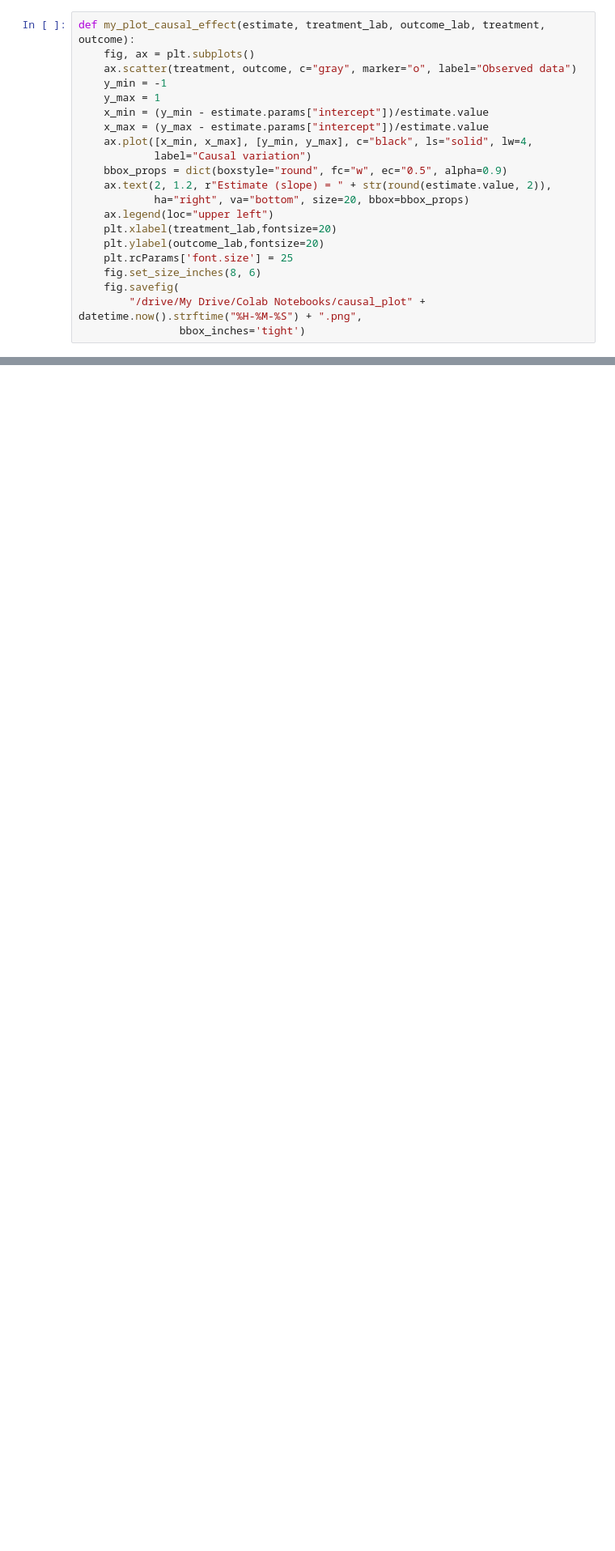
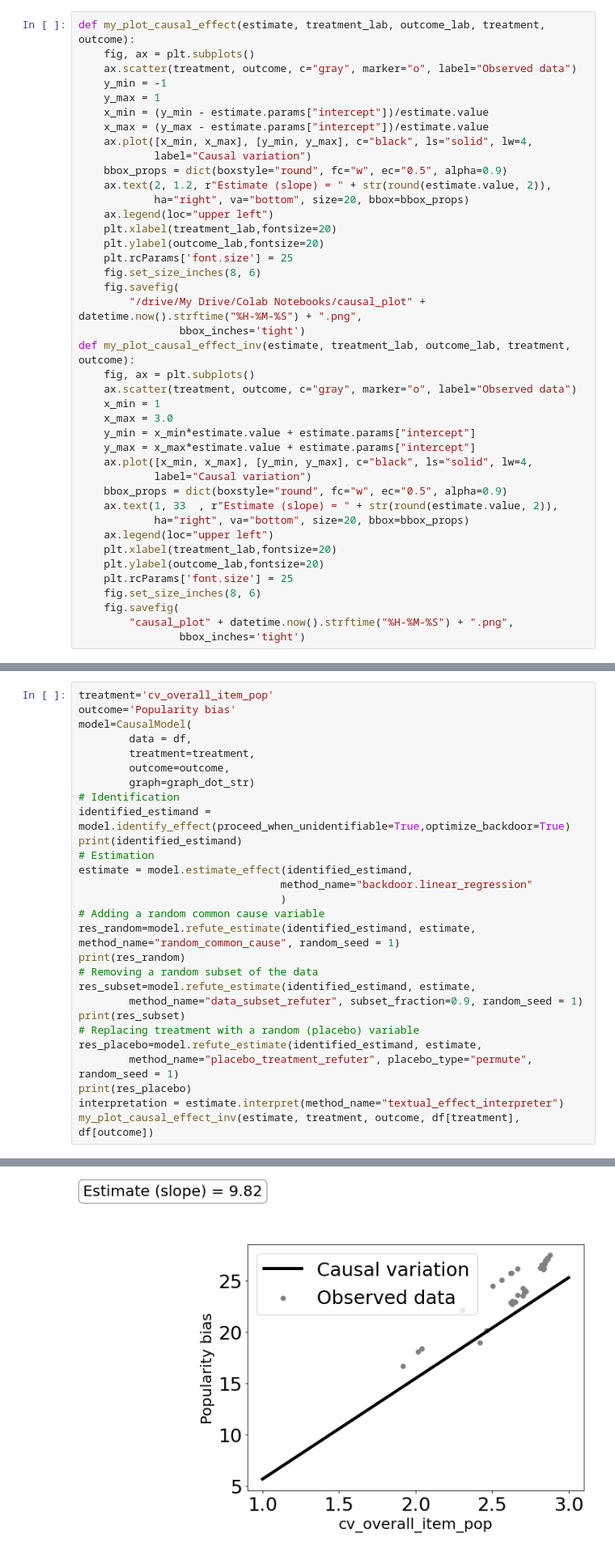
Before and after one commit to GianvitoC/Causal_Fairness, a Jupyter notebook: CausalDiscoveryRecSys.ipynb, the cells around one changed output, grey strips where cells are left out. Shown at 81% size. Saved outputs shown, nothing was run; the diff lists cells and outputs as text; blank space fills up the shorter version.

```diff
--- a/CausalDiscoveryRecSys.ipynb
+++ b/CausalDiscoveryRecSys.ipynb
@@ -118,6 +109,26 @@ def my_plot_causal_effect(estimate, treatment_lab, outcome_lab, treatment, outco
     fig.savefig(
         "/drive/My Drive/Colab Notebooks/causal_plot" + datetime.now().strftime("%H-%M-%S") + ".png",
                 bbox_inches='tight')
+def my_plot_causal_effect_inv(estimate, treatment_lab, outcome_lab, treatment, outcome):
+    fig, ax = plt.subplots()
+    ax.scatter(treatment, outcome, c="gray", marker="o", label="Observed data")
+    x_min = 1
+    x_max = 3.0
+    y_min = x_min*estimate.value + estimate.params["intercept"]
+    y_max = x_max*estimate.value + estimate.params["intercept"]
+    ax.plot([x_min, x_max], [y_min, y_max], c="black", ls="solid", lw=4,
+            label="Causal variation")
+    bbox_props = dict(boxstyle="round", fc="w", ec="0.5", alpha=0.9)
+    ax.text(1, 33  , r"Estimate (slope) = " + str(round(estimate.value, 2)),
+            ha="right", va="bottom", size=20, bbox=bbox_props)
+    ax.legend(loc="upper left")
+    plt.xlabel(treatment_lab,fontsize=20)
+    plt.ylabel(outcome_lab,fontsize=20)
+    plt.rcParams['font.size'] = 25
+    fig.set_size_inches(8, 6)
+    fig.savefig(
+        "causal_plot" + datetime.now().strftime("%H-%M-%S") + ".png",
+                bbox_inches='tight')
 # %% [markdown]
 Import Dataset and DataFrame preparation
 # %%
@@ -286,0 +317,29 @@ my_plot_causal_effect(estimate, treatment, outcome, df[treatment], df[outcome])
+# %%
+treatment='cv_overall_item_pop'
+outcome='Popularity bias'
+model=CausalModel(
+        data = df,
+        treatment=treatment,
+        outcome=outcome,
+        graph=graph_dot_str)
+# Identification
+identified_estimand = model.identify_effect(proceed_when_unidentifiable=True,optimize_backdoor=True)
+print(identified_estimand)
+# Estimation
+estimate = model.estimate_effect(identified_estimand,
+                                method_name="backdoor.linear_regression"
+                                )
+# Adding a random common cause variable
+res_random=model.refute_estimate(identified_estimand, estimate, method_name="random_common_cause", random_seed = 1)
+print(res_random)
+# Removing a random subset of the data
+res_subset=model.refute_estimate(identified_estimand, estimate,
+        method_name="data_subset_refuter", subset_fraction=0.9, random_seed = 1)
+print(res_subset)
+# Replacing treatment with a random (placebo) variable
+res_placebo=model.refute_estimate(identified_estimand, estimate,
+        method_name="placebo_treatment_refuter", placebo_type="permute", random_seed = 1)
+print(res_placebo)
+interpretation = estimate.interpret(method_name="textual_effect_interpreter")
+my_plot_causal_effect_inv(estimate, treatment, outcome, df[treatment], df[outcome])
+# %% [output]
@@ -286,0 +363 @@ my_plot_causal_effect(estimate, treatment, outcome, df[treatment], df[outcome])
+[figure, added]
```
Also changed, not shown: parts of 11 cells of this notebook.
